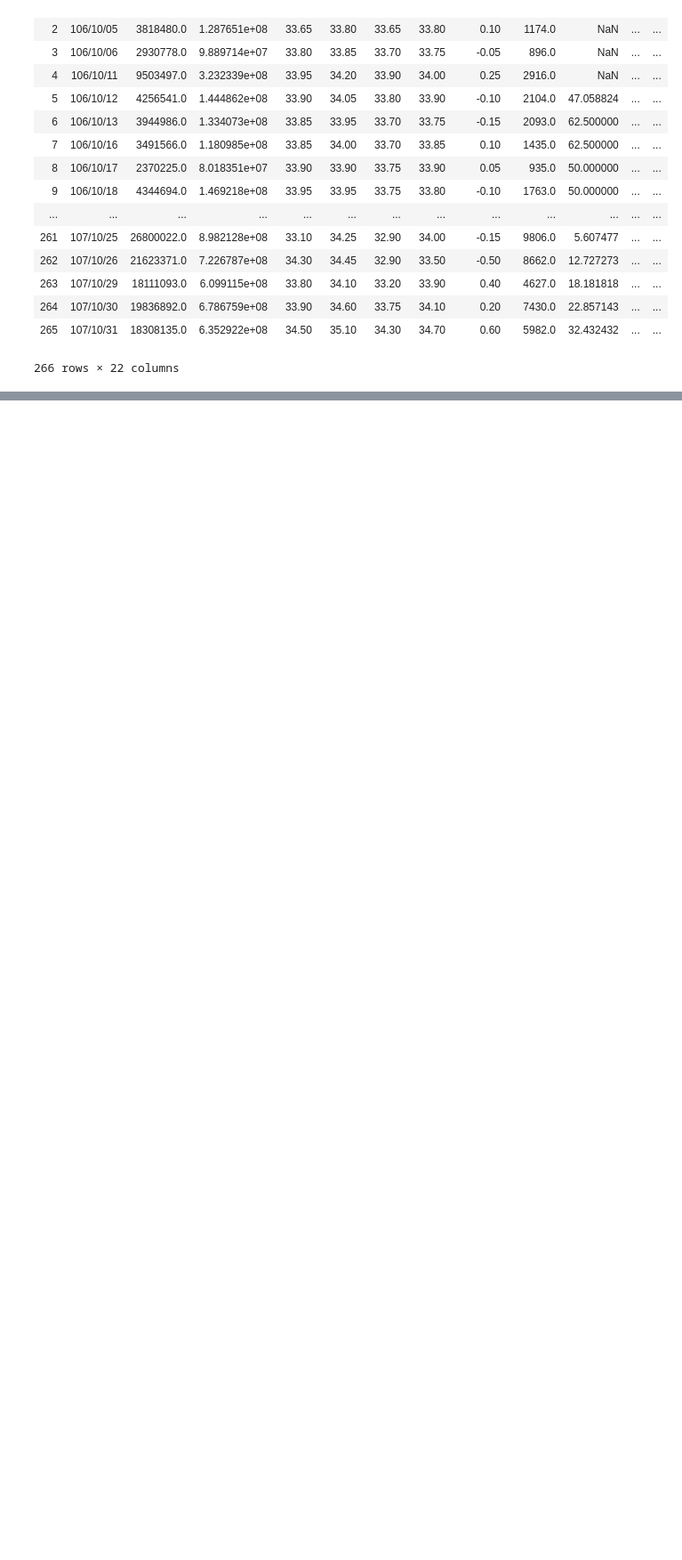
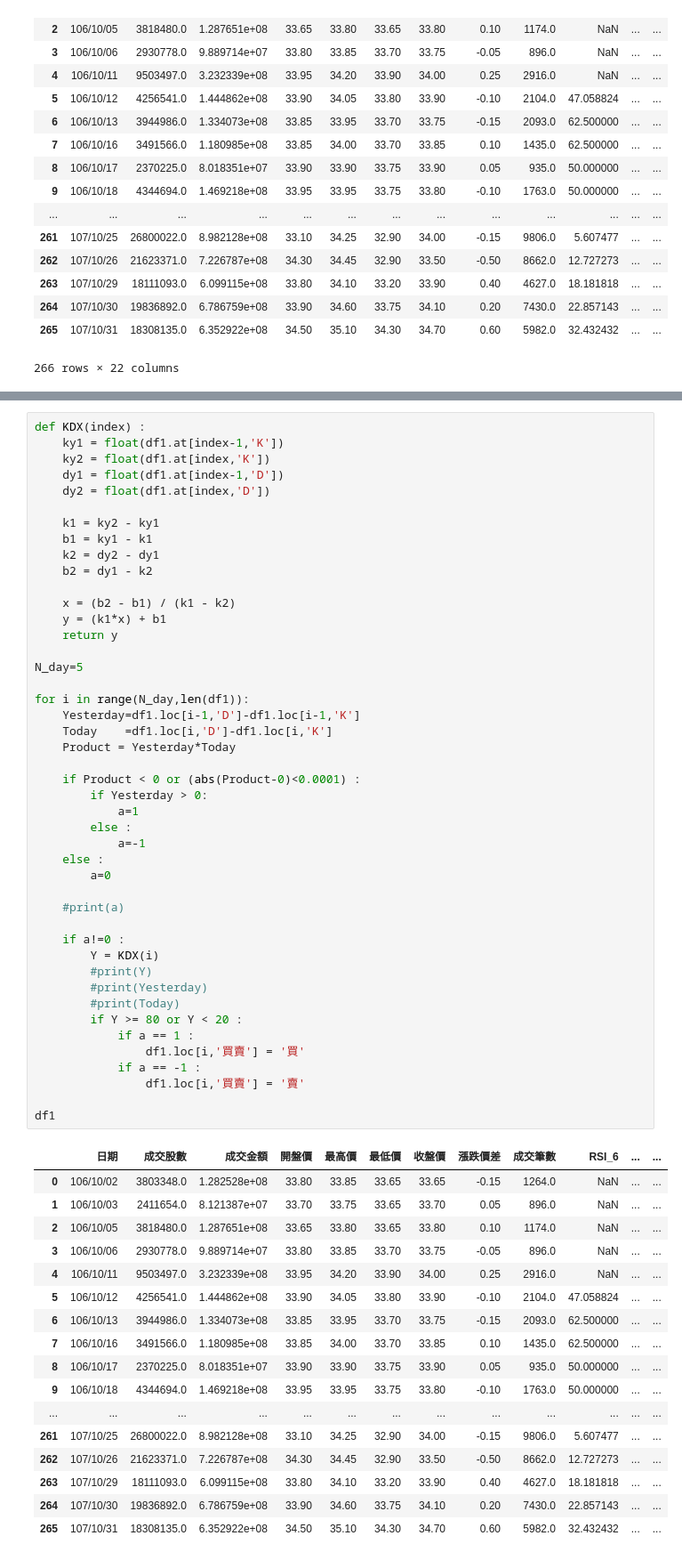
Before and after one commit to Moriarty002/Graphics-in-Finance, a Jupyter notebook: Test.ipynb, the cells around one changed output, grey strips where cells are left out. Shown at 89% size. Cells and saved outputs as stored; diff of their text form; blank space fills up the shorter version.

```diff
--- a/Test.ipynb
+++ b/Test.ipynb
@@ -594,0 +683,63 @@ df1
+# %%
+def KDX(index) :
+    ky1 = float(df1.at[index-1,'K'])
+    ky2 = float(df1.at[index,'K'])
+    dy1 = float(df1.at[index-1,'D'])
+    dy2 = float(df1.at[index,'D'])
+
+    k1 = ky2 - ky1
+    b1 = ky1 - k1
+    k2 = dy2 - dy1
+    b2 = dy1 - k2
+
+    x = (b2 - b1) / (k1 - k2)
+    y = (k1*x) + b1
+    return y
+
+N_day=5
+
+for i in range(N_day,len(df1)):
+    Yesterday=df1.loc[i-1,'D']-df1.loc[i-1,'K']
+    Today    =df1.loc[i,'D']-df1.loc[i,'K']
+    Product = Yesterday*Today
+
+    if Product < 0 or (abs(Product-0)<0.0001) :
+        if Yesterday > 0:
+            a=1
+        else :
+            a=-1
+    else :
+        a=0
+
+    #print(a)
+
+    if a!=0 :
+        Y = KDX(i)
+        #print(Y)
+        #print(Yesterday)
+        #print(Today)
+        if Y >= 80 or Y < 20 :
+            if a == 1 :
+                df1.loc[i,'買賣'] = '買'
+            if a == -1 :
+                df1.loc[i,'買賣'] = '賣'
+
+df1
+# %% [output]
+|  | 日期 | 成交股數 | 成交金額 | 開盤價 | 最高價 | 最低價 | 收盤價 | 漲跌價差 | 成交筆數 | RSI_6 | ... | ... |
+| 0 | 106/10/02 | 3803348.0 | 1.282528e+08 | 33.80 | 33.85 | 33.65 | 33.65 | -0.15 | 1264.0 | NaN | ... | ... |
+| 1 | 106/10/03 | 2411654.0 | 8.121387e+07 | 33.70 | 33.75 | 33.65 | 33.70 | 0.05 | 896.0 | NaN | ... | ... |
+| 2 | 106/10/05 | 3818480.0 | 1.287651e+08 | 33.65 | 33.80 | 33.65 | 33.80 | 0.10 | 1174.0 | NaN | ... | ... |
+| 3 | 106/10/06 | 2930778.0 | 9.889714e+07 | 33.80 | 33.85 | 33.70 | 33.75 | -0.05 | 896.0 | NaN | ... | ... |
+| 4 | 106/10/11 | 9503497.0 | 3.232339e+08 | 33.95 | 34.20 | 33.90 | 34.00 | 0.25 | 2916.0 | NaN | ... | ... |
+| 5 | 106/10/12 | 4256541.0 | 1.444862e+08 | 33.90 | 34.05 | 33.80 | 33.90 | -0.10 | 2104.0 | 47.058824 | ... | ... |
+| 6 | 106/10/13 | 3944986.0 | 1.334073e+08 | 33.85 | 33.95 | 33.70 | 33.75 | -0.15 | 2093.0 | 62.500000 | ... | ... |
+| 7 | 106/10/16 | 3491566.0 | 1.180985e+08 | 33.85 | 34.00 | 33.70 | 33.85 | 0.10 | 1435.0 | 62.500000 | ... | ... |
+| 8 | 106/10/17 | 2370225.0 | 8.018351e+07 | 33.90 | 33.90 | 33.75 | 33.90 | 0.05 | 935.0 | 50.000000 | ... | ... |
+| 9 | 106/10/18 | 4344694.0 | 1.469218e+08 | 33.95 | 33.95 | 33.75 | 33.80 | -0.10 | 1763.0 | 50.000000 | ... | ... |
+| ... | ... | ... | ... | ... | ... | ... | ... | ... | ... | ... | ... | ... |
+| 261 | 107/10/25 | 26800022.0 | 8.982128e+08 | 33.10 | 34.25 | 32.90 | 34.00 | -0.15 | 9806.0 | 5.607477 | ... | ... |
+| 262 | 107/10/26 | 21623371.0 | 7.226787e+08 | 34.30 | 34.45 | 32.90 | 33.50 | -0.50 | 8662.0 | 12.727273 | ... | ... |
+| 263 | 107/10/29 | 18111093.0 | 6.099115e+08 | 33.80 | 34.10 | 33.20 | 33.90 | 0.40 | 4627.0 | 18.181818 | ... | ... |
+| 264 | 107/10/30 | 19836892.0 | 6.786759e+08 | 33.90 | 34.60 | 33.75 | 34.10 | 0.20 | 7430.0 | 22.857143 | ... | ... |
+| 265 | 107/10/31 | 18308135.0 | 6.352922e+08 | 34.50 | 35.10 | 34.30 | 34.70 | 0.60 | 5982.0 | 32.432432 | ... | ... |
```
Also changed, not shown: parts of 4 cells of this notebook.
